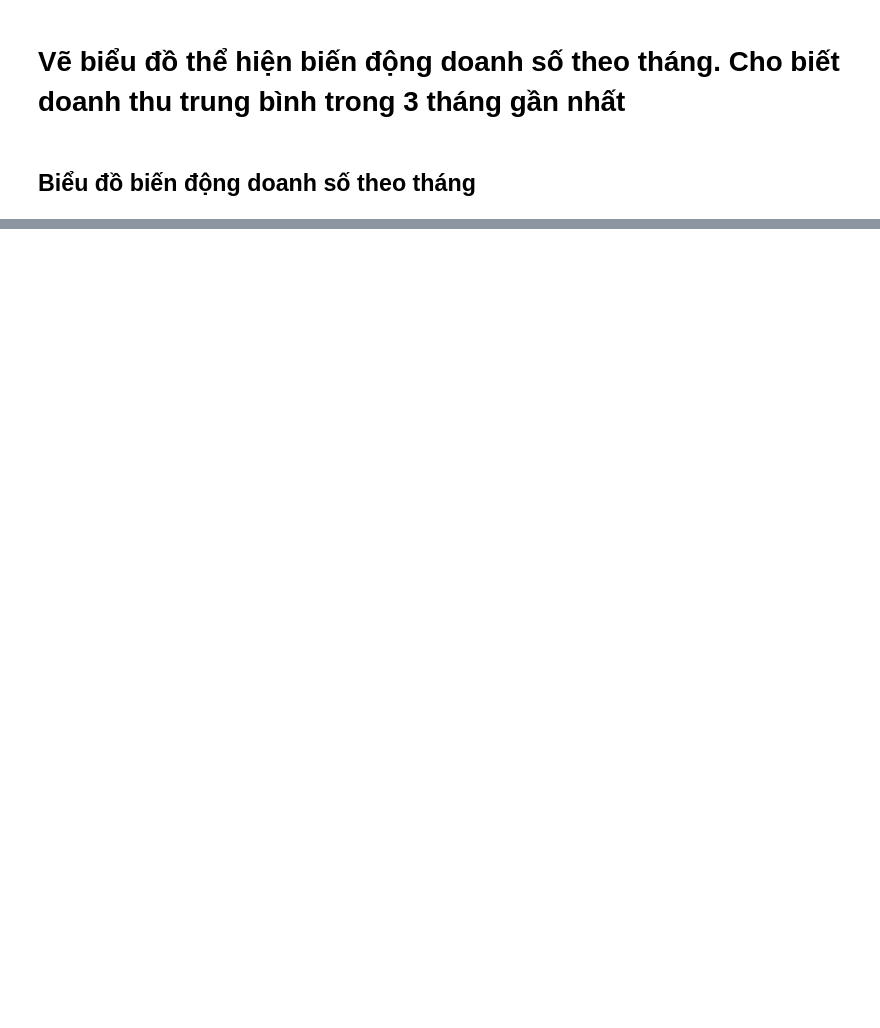
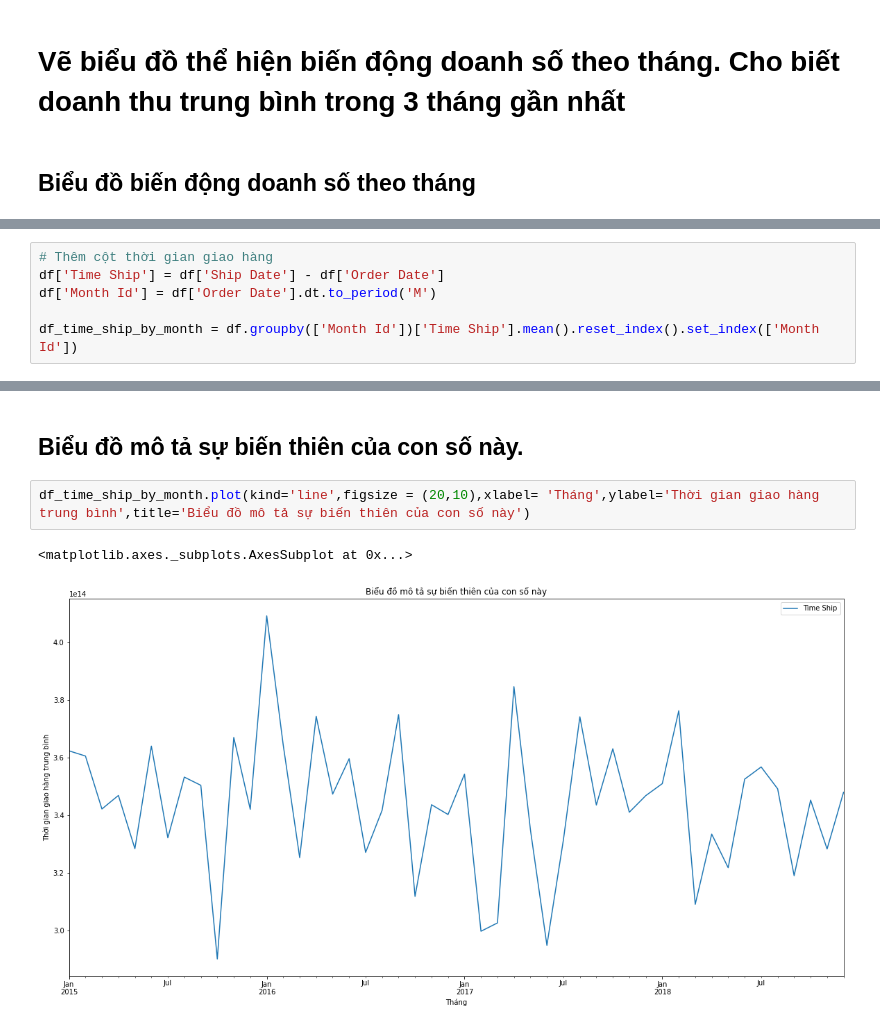
Before and after one commit to sonsiho/PythonForEngineer, a Jupyter notebook: Assignment.ipynb, the cells around one changed output, grey strips where cells are left out. Cells and saved outputs as stored; diff of their text form; blank space fills up the shorter version.

```diff
--- a/Assignment.ipynb
+++ b/Assignment.ipynb
@@ -368,0 +182,6 @@ sales
+# %%
+# Thêm cột thời gian giao hàng
+df['Time Ship'] = df['Ship Date'] - df['Order Date']
+df['Month Id'] = df['Order Date'].dt.to_period('M')
+
+df_time_ship_by_month = df.groupby(['Month Id'])['Time Ship'].mean().reset_index().set_index(['Month Id'])
@@ -368,0 +211,7 @@ sales
+# %% [markdown]
+## Biểu đồ mô tả sự biến thiên của con số này.
+# %%
+df_time_ship_by_month.plot(kind='line',figsize = (20,10),xlabel= 'Tháng',ylabel='Thời gian giao hàng trung bình',title='Biểu đồ mô tả sự biến thiên của con số này')
+# %% [output]
+<matplotlib.axes._subplots.AxesSubplot at 0x...>
+[figure, added]
```
Also changed, not shown: parts of 66 cells of this notebook.
